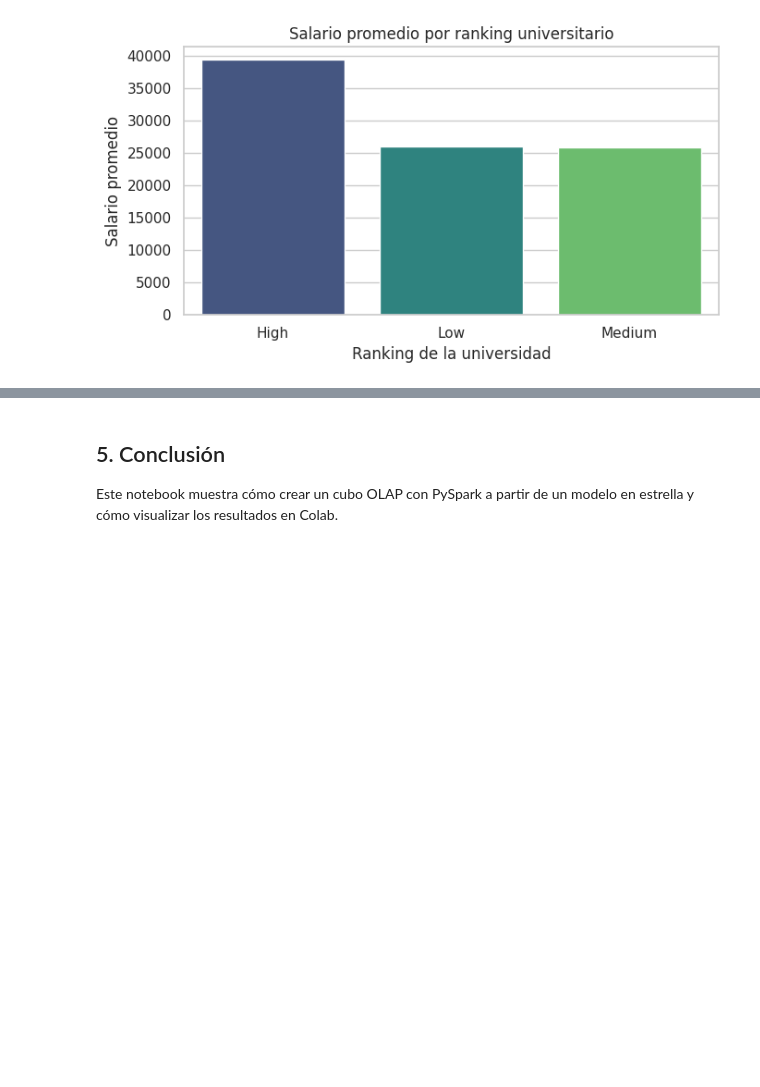
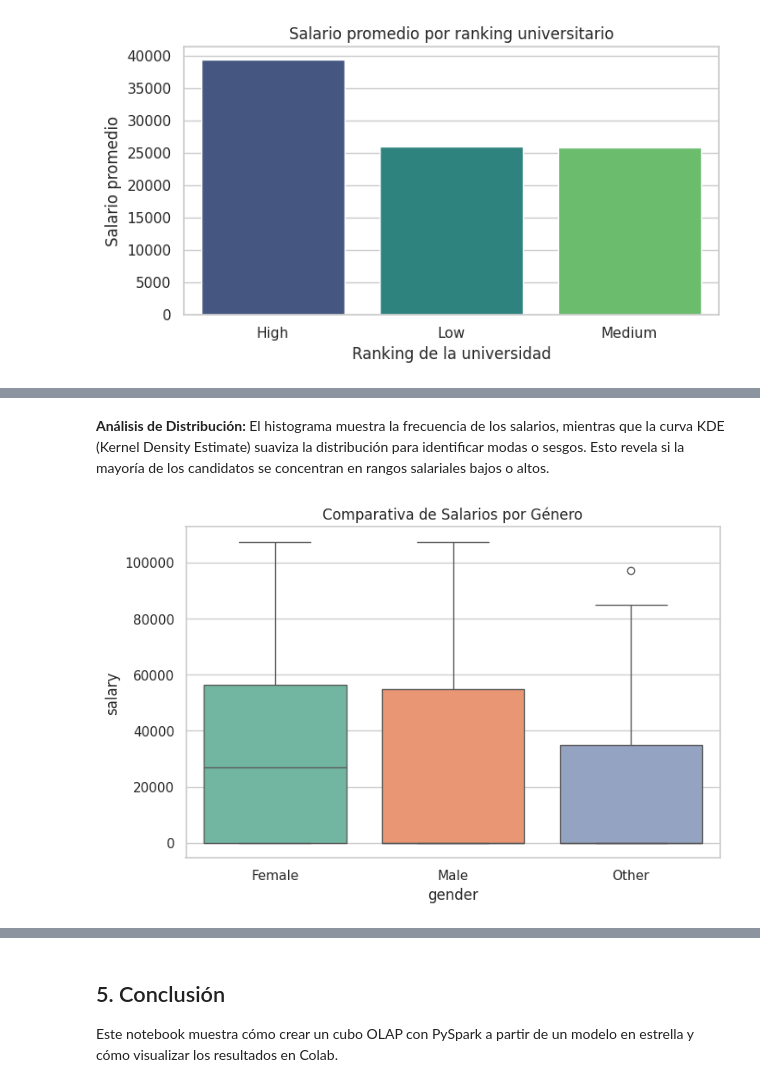
Before and after one commit to ftmrocca/CUBO-OLAP, a Jupyter notebook: OLAP_Cubo_PySpark_Colab.ipynb, the cells around one changed output, grey strips where cells are left out. Cells and saved outputs as stored; diff of their text form; code cells hidden in the pictures; blank space fills up the shorter version.

```diff
--- a/OLAP_Cubo_PySpark_Colab.ipynb
+++ b/OLAP_Cubo_PySpark_Colab.ipynb
@@ -194,0 +220,10 @@ Passing `palette` without assigning `hue` is deprecated and will be removed in v
+# %% [markdown]
+**Análisis de Distribución:** El histograma muestra la frecuencia de los salarios, mientras que la curva KDE (Kernel Density Estimate) suaviza la distribución para identificar modas o sesgos. Esto revela si la mayoría de los candidatos se concentran en rangos salariales bajos o altos.
+# %%
+# 6.3 Boxplot Comparativo: Salario por Género
+plt.figure(figsize=(8, 5))
+sns.boxplot(data=pdf_sample, x='gender', y='salary', palette='Set2', hue='gender', legend=False)
+plt.title('Comparativa de Salarios por Género')
+plt.show()
+# %% [output]
+[figure, added]
```
Also changed, not shown: parts of 9 cells of this notebook.
